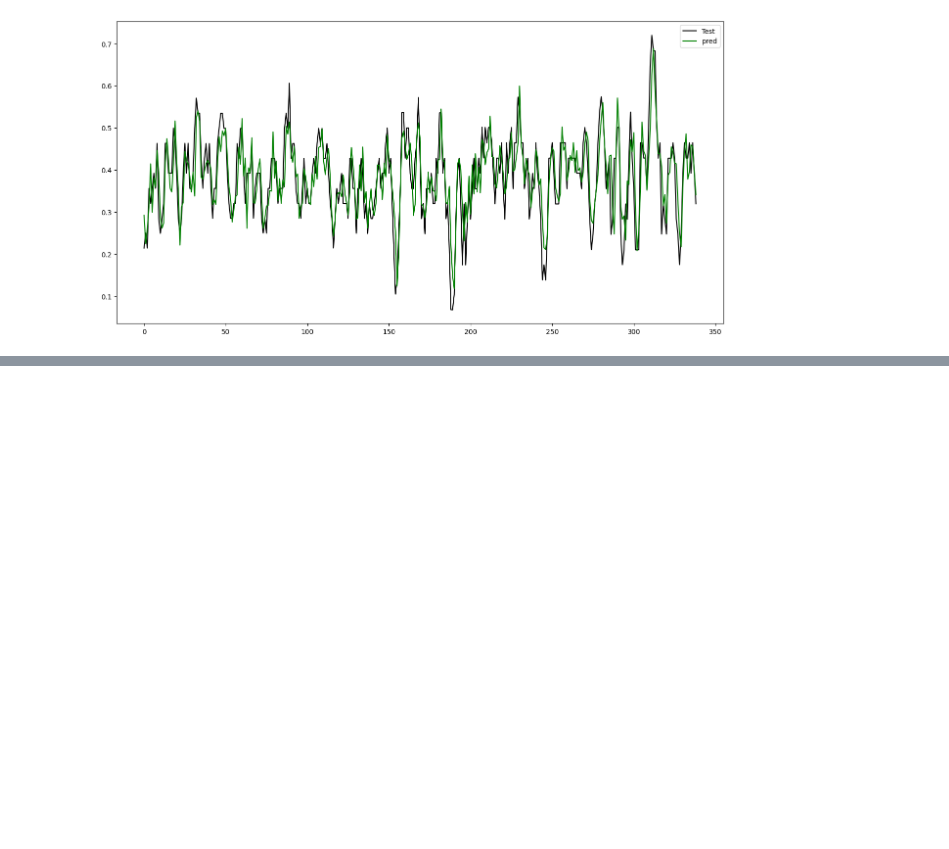
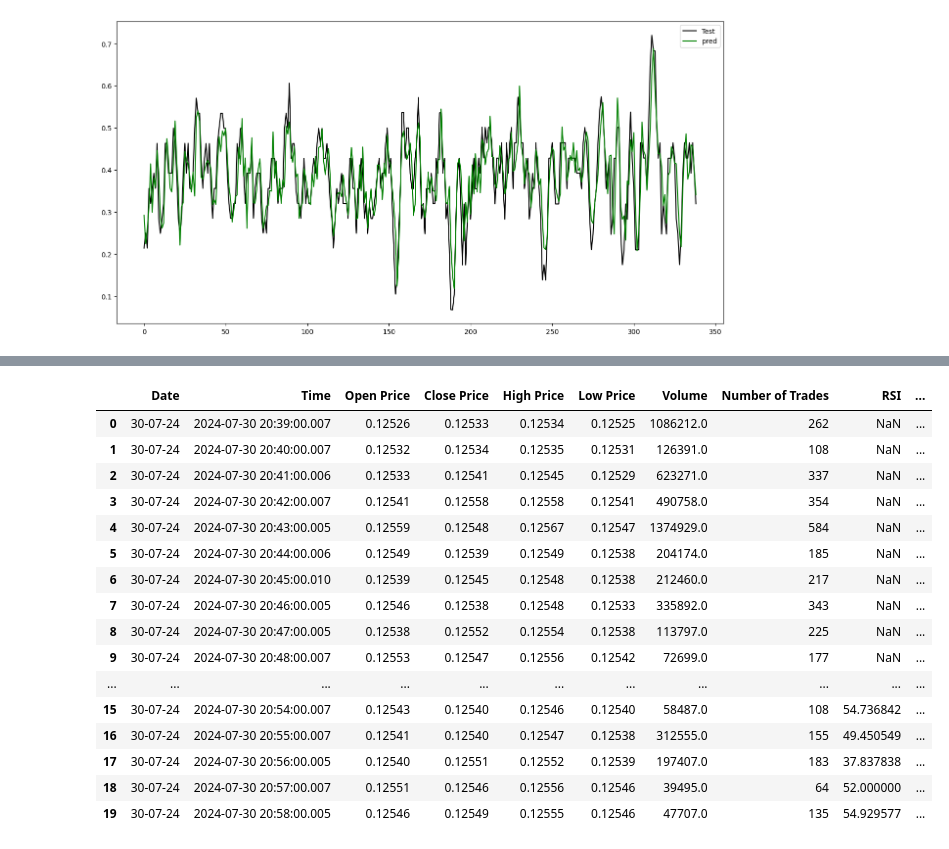
Before and after one commit to reha-hazir/real-time-trading-data-analysis, a Jupyter notebook: data_analytics/analysis/analysis1m.ipynb, the cells around one changed output, grey strips where cells are left out. Saved outputs shown, nothing was run; the diff lists cells and outputs as text; code cells hidden in the pictures; blank space fills up the shorter version.

```diff
--- a/data_analytics/analysis/analysis1m.ipynb
+++ b/data_analytics/analysis/analysis1m.ipynb
@@ -246,3 +246,6 @@ plt.legend()
 plt.show()
 # %% [output]
 [figure]
+# %%
+df = pd.read_csv('../../trading_data.csv')
+df.head()
@@ -248,0 +259,3 @@ plt.show()
+# %%
+df['Time'] = pd.to_datetime(df['Time'], unit='ms')
+df.head()
@@ -248,0 +269,4 @@ plt.show()
+# %%
+# no need null values
+df = df.iloc[16:].reset_index(drop=True)
+df.head()
@@ -248,0 +280,13 @@ plt.show()
+# %%
+def calculate_5m_s1(df, column_name):
+    new_column = []
+    for i in range(len(df)):
+        if i % 120 == 0:
+            temp_list = []
+        temp_list.append(df.at[i, column_name])
+        new_column.append(np.mean(temp_list))
+    return new_column
+
+# Apply the function to create the 5m_S1 column
+df['2H_S1'] = calculate_5m_s1(df, 'S1')
+df.head(61)
@@ -248,0 +323,36 @@ plt.show()
+# %%
+df['R1_tested'] = np.nan
+
+# Iterate over each row in the DataFrame
+for i in range(len(df)):
+    r1_value = df.loc[i, 'R1']
+    # Find the first row where the Close Price exceeds the current R1 value
+    subsequent_rows = df.iloc[i+1:]  # Consider rows after the current row
+    condition_met = subsequent_rows[subsequent_rows['Close Price'] > r1_value]
+
+    # If condition is met, calculate the number of rows until condition met
+    if not condition_met.empty:
+        row_count = condition_met.index[0] - df.index[i]  # Calculate number of rows
+        df.at[i, 'R1_tested'] = row_count
+    else:
+        df.at[i, 'R1_tested'] = np.nan  # If condition is not met in the future rows
+
+df.head(20)
+# %% [output]
+|  | Date | Time | Open Price | Close Price | High Price | Low Price | Volume | Number of Trades | RSI | ... |
+| 0 | 30-07-24 | 2024-07-30 20:39:00.007 | 0.12526 | 0.12533 | 0.12534 | 0.12525 | 1086212.0 | 262 | NaN | ... |
+| 1 | 30-07-24 | 2024-07-30 20:40:00.007 | 0.12532 | 0.12534 | 0.12535 | 0.12531 | 126391.0 | 108 | NaN | ... |
+| 2 | 30-07-24 | 2024-07-30 20:41:00.006 | 0.12533 | 0.12541 | 0.12545 | 0.12529 | 623271.0 | 337 | NaN | ... |
+| 3 | 30-07-24 | 2024-07-30 20:42:00.007 | 0.12541 | 0.12558 | 0.12558 | 0.12541 | 490758.0 | 354 | NaN | ... |
+| 4 | 30-07-24 | 2024-07-30 20:43:00.005 | 0.12559 | 0.12548 | 0.12567 | 0.12547 | 1374929.0 | 584 | NaN | ... |
+| 5 | 30-07-24 | 2024-07-30 20:44:00.006 | 0.12549 | 0.12539 | 0.12549 | 0.12538 | 204174.0 | 185 | NaN | ... |
+| 6 | 30-07-24 | 2024-07-30 20:45:00.010 | 0.12539 | 0.12545 | 0.12548 | 0.12538 | 212460.0 | 217 | NaN | ... |
+| 7 | 30-07-24 | 2024-07-30 20:46:00.005 | 0.12546 | 0.12538 | 0.12548 | 0.12533 | 335892.0 | 343 | NaN | ... |
+| 8 | 30-07-24 | 2024-07-30 20:47:00.005 | 0.12538 | 0.12552 | 0.12554 | 0.12538 | 113797.0 | 225 | NaN | ... |
+| 9 | 30-07-24 | 2024-07-30 20:48:00.007 | 0.12553 | 0.12547 | 0.12556 | 0.12542 | 72699.0 | 177 | NaN | ... |
+| ... | ... | ... | ... | ... | ... | ... | ... | ... | ... | ... |
+| 15 | 30-07-24 | 2024-07-30 20:54:00.007 | 0.12543 | 0.12540 | 0.12546 | 0.12540 | 58487.0 | 108 | 54.736842 | ... |
+| 16 | 30-07-24 | 2024-07-30 20:55:00.007 | 0.12541 | 0.12540 | 0.12547 | 0.12538 | 312555.0 | 155 | 49.450549 | ... |
+| 17 | 30-07-24 | 2024-07-30 20:56:00.005 | 0.12540 | 0.12551 | 0.12552 | 0.12539 | 197407.0 | 183 | 37.837838 | ... |
+| 18 | 30-07-24 | 2024-07-30 20:57:00.007 | 0.12551 | 0.12546 | 0.12556 | 0.12546 | 39495.0 | 64 | 52.000000 | ... |
+| 19 | 30-07-24 | 2024-07-30 20:58:00.005 | 0.12546 | 0.12549 | 0.12555 | 0.12546 | 47707.0 | 135 | 54.929577 | ... |
```
Also changed, not shown: parts of 14 cells of this notebook, 3 other files.
